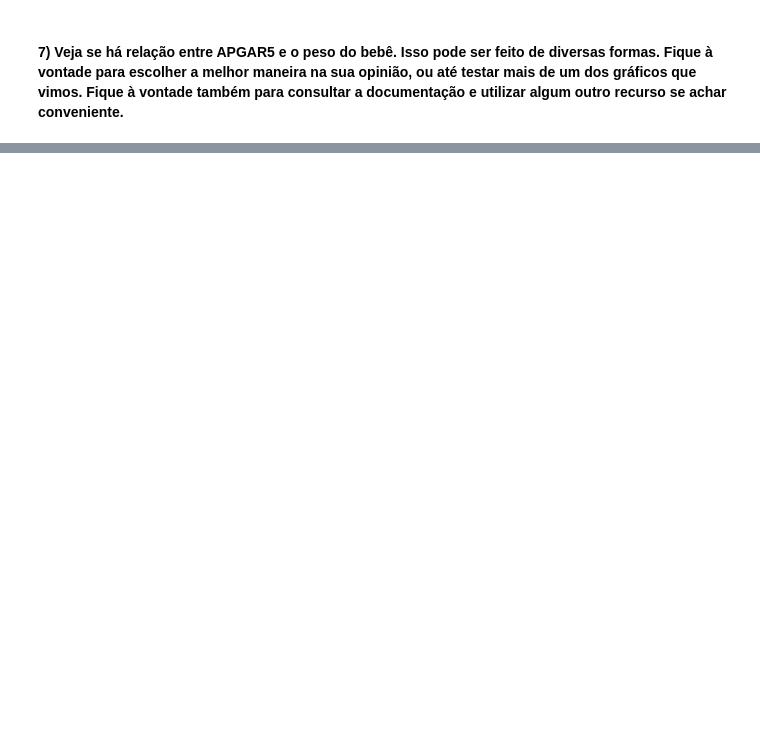
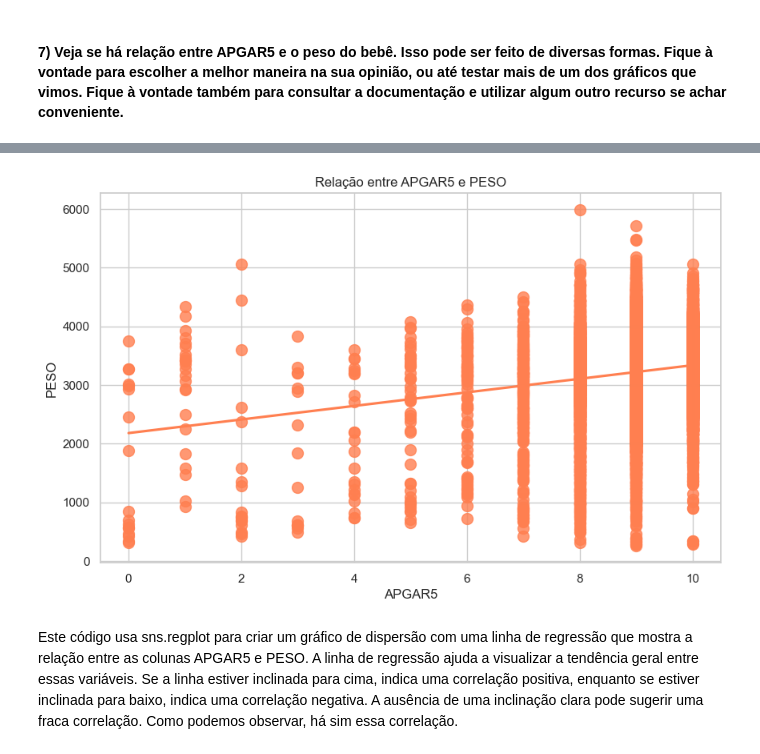
Before and after one commit to JaimeWillianCarneiro/MODULO6, a Jupyter notebook: mod06 Tarefa 3.ipynb, the cells around one changed output, grey strips where cells are left out. Drawn from its saved outputs; the diff is of its cells as text; code cells hidden in the pictures; blank space fills up the shorter version.

```diff
--- a/mod06 Tarefa 3.ipynb
+++ b/mod06 Tarefa 3.ipynb
@@ -69,0 +202,18 @@ df
+# %%
+sns.set(style="whitegrid")
+plt.figure(figsize=(10, 6))
+
+# Plota o gráfico de dispersão
+sns.regplot(x='APGAR5', y='PESO', data=df, scatter_kws={'s': 100}, ci=None, color='coral')
+
+# Adiciona título e rótulos aos eixos
+plt.title('Relação entre APGAR5 e PESO')
+plt.xlabel('APGAR5')
+plt.ylabel('PESO')
+
+# Exibe o gráfico
+plt.show()
+# %% [output]
+[figure, added]
+# %% [markdown]
+Este código usa sns.regplot para criar um gráfico de dispersão com uma linha de regressão que mostra a relação entre as colunas APGAR5 e PESO. A linha de regressão ajuda a visualizar a tendência geral entre essas variáveis. Se a linha estiver inclinada para cima, indica uma correlação positiva, enquanto se estiver inclinada para baixo, indica uma correlação negativa. A ausência de uma inclinação clara pode sugerir uma fraca correlação. Como podemos observar, há sim essa correlação.
```
Also changed, not shown: parts of 14 cells of this notebook.
